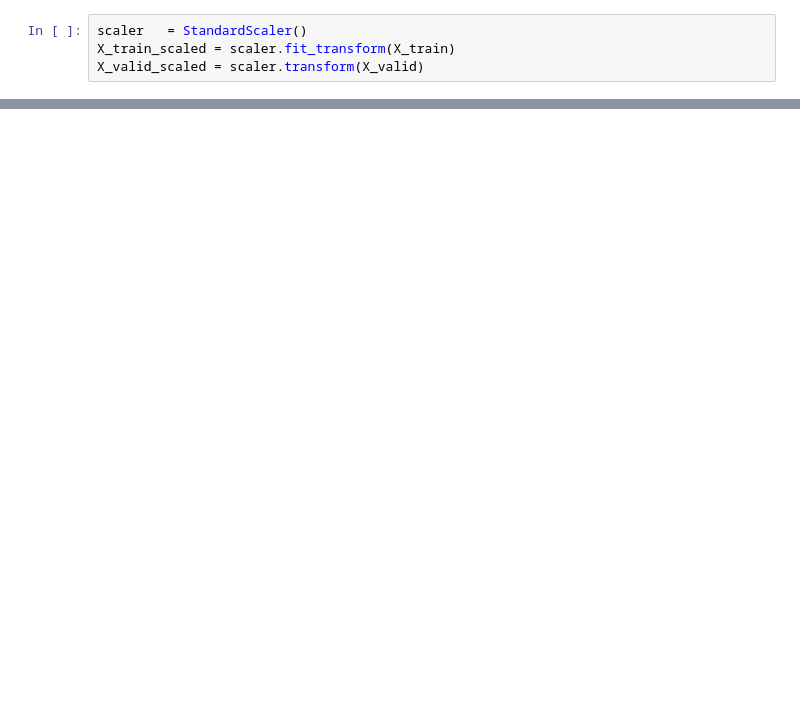
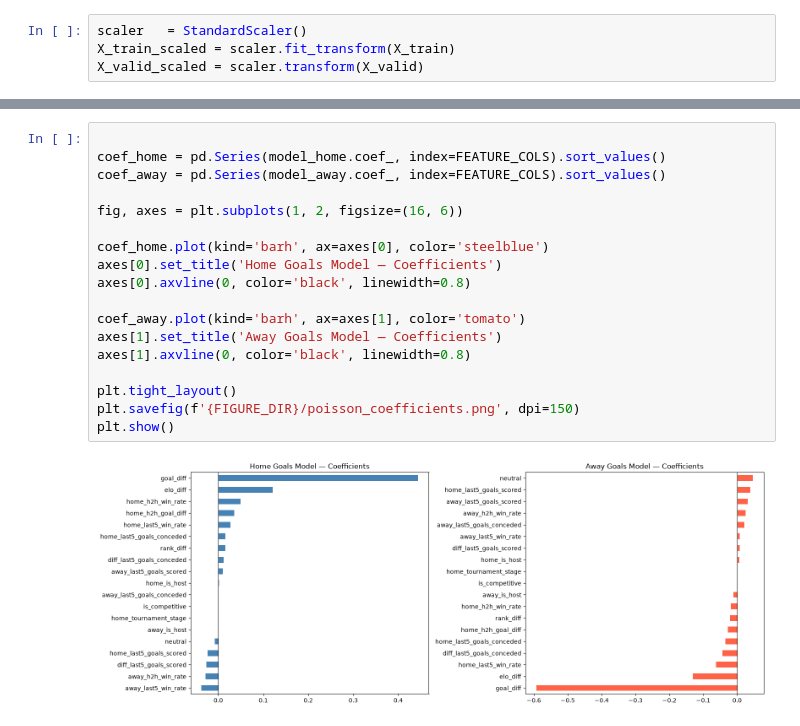
Before and after one commit to samithcsachi/World-Cup-Intelligence-Platform-2026, a Jupyter notebook: notebooks/04_poisson_model.ipynb, the cells around one changed output, grey strips where cells are left out. Drawn from its saved outputs; the diff is of its cells as text; blank space fills up the shorter version.

```diff
--- a/notebooks/04_poisson_model.ipynb
+++ b/notebooks/04_poisson_model.ipynb
@@ -106,0 +453,20 @@ X_valid_scaled = scaler.transform(X_valid)
+# %%
+
+coef_home = pd.Series(model_home.coef_, index=FEATURE_COLS).sort_values()
+coef_away = pd.Series(model_away.coef_, index=FEATURE_COLS).sort_values()
+
+fig, axes = plt.subplots(1, 2, figsize=(16, 6))
+
+coef_home.plot(kind='barh', ax=axes[0], color='steelblue')
+axes[0].set_title('Home Goals Model — Coefficients')
+axes[0].axvline(0, color='black', linewidth=0.8)
+
+coef_away.plot(kind='barh', ax=axes[1], color='tomato')
+axes[1].set_title('Away Goals Model — Coefficients')
+axes[1].axvline(0, color='black', linewidth=0.8)
+
+plt.tight_layout()
+plt.savefig(f'{FIGURE_DIR}/poisson_coefficients.png', dpi=150)
+plt.show()
+# %% [output]
+[figure, added]
```
Also changed, not shown: parts of 23 cells of this notebook.
